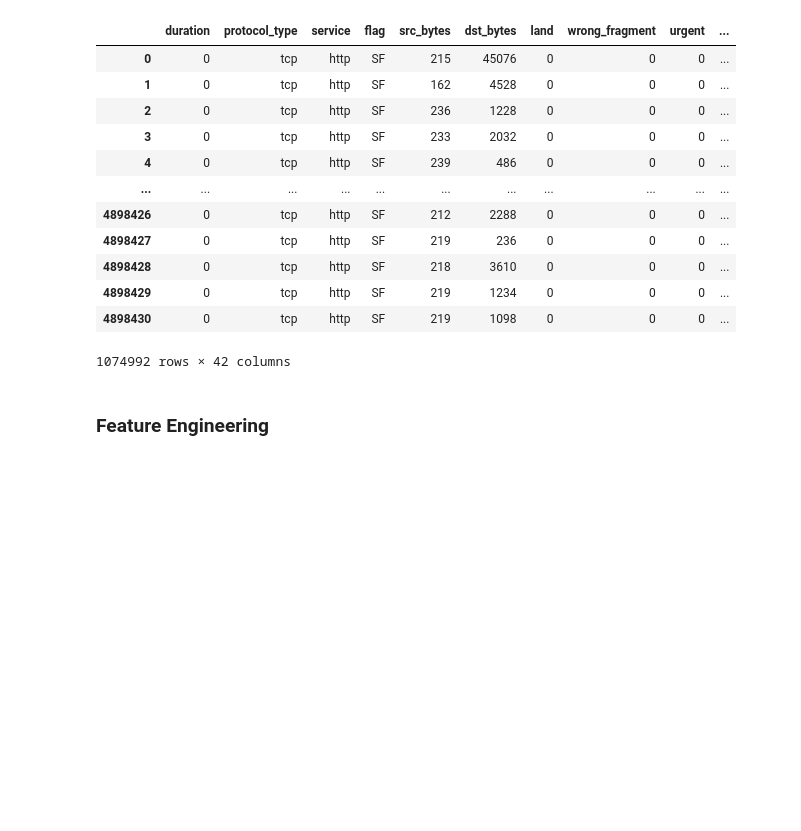
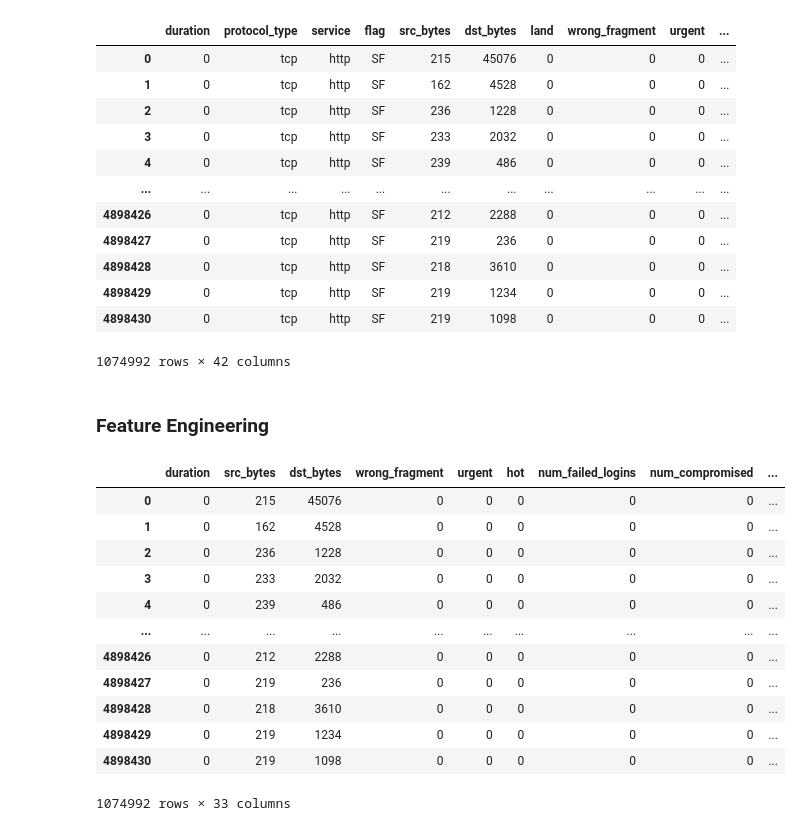
Before and after one commit to Pathi-rao/Secure_and_Private_AI, a Jupyter notebook: Sklean+Flower/KDD_Cup_Data_analysis.ipynb, the cells around one changed output. Saved outputs shown, nothing was run; the diff lists cells and outputs as text; code cells hidden in the pictures; blank space fills up the shorter version.

```diff
--- a/Sklean+Flower/KDD_Cup_Data_analysis.ipynb
+++ b/Sklean+Flower/KDD_Cup_Data_analysis.ipynb
@@ -90,2 +90,31 @@ profile.to_file(output_file="KDD_Cupp_report.html")
 # %% [markdown]
 ### Feature Engineering
+# %%
+# 34 numerical columns are considered for training
+num_col = ['duration', 'src_bytes', 'dst_bytes', 'wrong_fragment', 'urgent', 'hot',
+                      'num_failed_logins', 'num_compromised', 'root_shell', 'su_attempted', 'num_root',
+                      'num_file_creations', 'num_shells', 'num_access_files', 'num_outbound_cmds', 'count',
+                      'srv_count', 'serror_rate', 'srv_serror_rate', 'rerror_rate', 'srv_rerror_rate',
+                      'same_srv_rate', 'diff_srv_rate', 'srv_diff_host_rate', 'dst_host_count',
+                      'dst_host_srv_count', 'dst_host_same_srv_rate', 'dst_host_diff_srv_rate',
+                      'dst_host_same_src_port_rate', 'dst_host_srv_diff_host_rate', 'dst_host_serror_rate',
+                      'dst_host_srv_serror_rate', 'dst_host_rerror_rate', 'dst_host_srv_rerror_rate']
+num_df = new_df[num_col].copy()
+
+# Lets remove the numerical columns with constant value
+num_df = num_df.loc[:, (num_df != num_df.iloc[0]).any()]
+num_df
+# %% [output]
+|  | duration | src_bytes | dst_bytes | wrong_fragment | urgent | hot | num_failed_logins | num_compromised | ... |
+| 0 | 0 | 215 | 45076 | 0 | 0 | 0 | 0 | 0 | ... |
+| 1 | 0 | 162 | 4528 | 0 | 0 | 0 | 0 | 0 | ... |
+| 2 | 0 | 236 | 1228 | 0 | 0 | 0 | 0 | 0 | ... |
+| 3 | 0 | 233 | 2032 | 0 | 0 | 0 | 0 | 0 | ... |
+| 4 | 0 | 239 | 486 | 0 | 0 | 0 | 0 | 0 | ... |
+| ... | ... | ... | ... | ... | ... | ... | ... | ... | ... |
+| 4898426 | 0 | 212 | 2288 | 0 | 0 | 0 | 0 | 0 | ... |
+| 4898427 | 0 | 219 | 236 | 0 | 0 | 0 | 0 | 0 | ... |
+| 4898428 | 0 | 218 | 3610 | 0 | 0 | 0 | 0 | 0 | ... |
+| 4898429 | 0 | 219 | 1234 | 0 | 0 | 0 | 0 | 0 | ... |
+| 4898430 | 0 | 219 | 1098 | 0 | 0 | 0 | 0 | 0 | ... |
+1074992 rows × 33 columns
```
Also changed, not shown: parts of 2 cells of this notebook.
